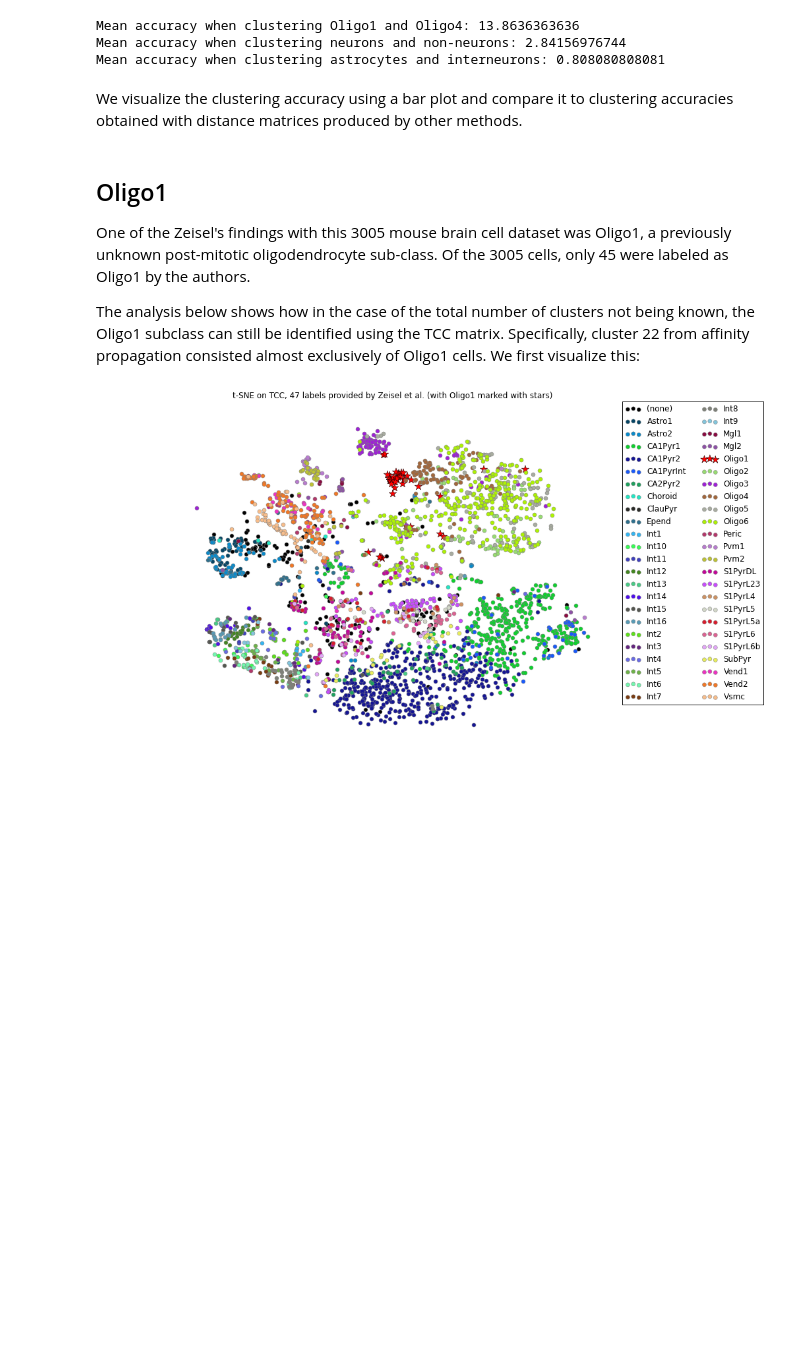
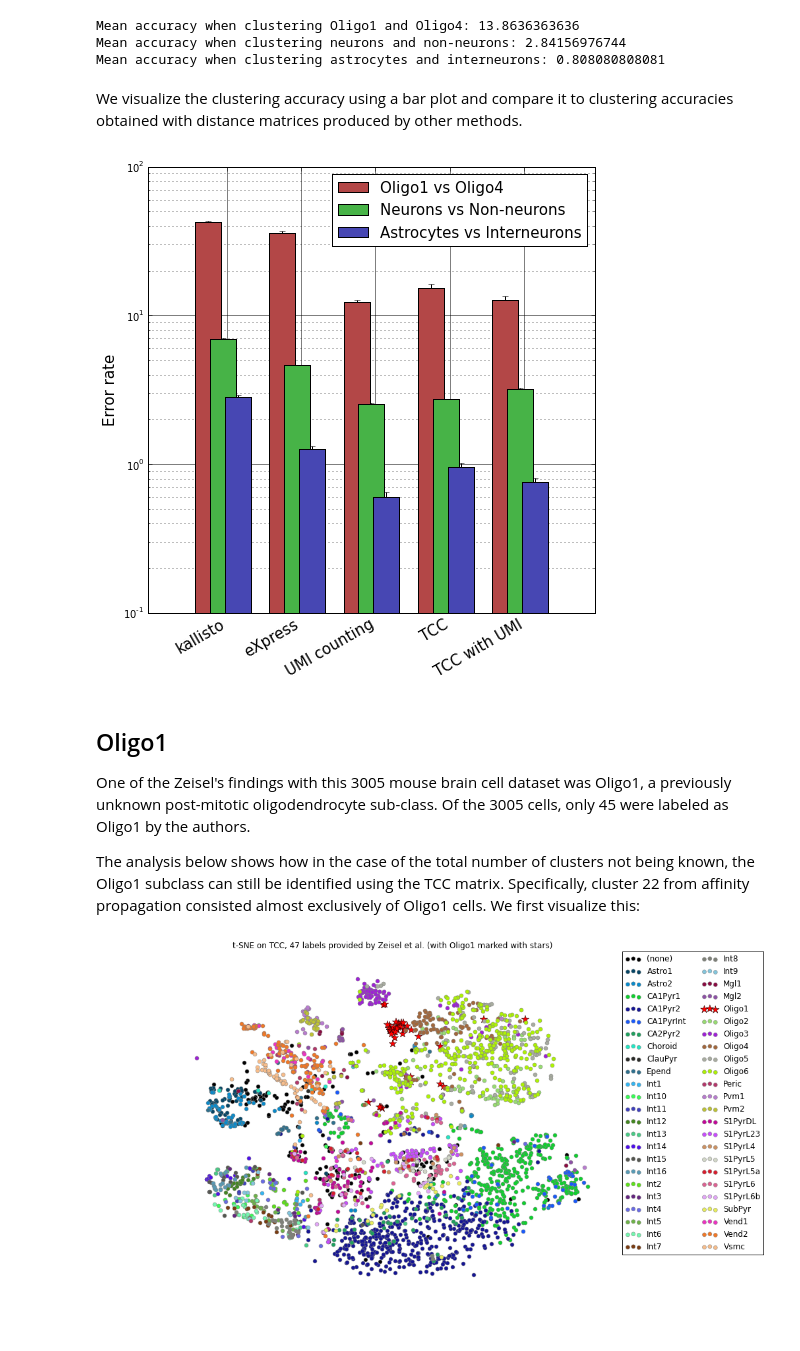
Before and after one commit to govinda-kamath/clustering_on_transcript_compatibility_counts, a Jupyter notebook: Zeisel_pipeline/Zeisel_Analysis.ipynb, the cells around one changed output. Drawn from its saved outputs; the diff is of its cells as text; code cells hidden in the pictures; blank space fills up the shorter version.

```diff
--- a/Zeisel_pipeline/Zeisel_Analysis.ipynb
+++ b/Zeisel_pipeline/Zeisel_Analysis.ipynb
@@ -246,44 +246,47 @@ TCCwithUMI_n_v_nn = run_mc_simulation([0,1],labels2,D_TCCwithUMI)
 TCCwithUMI_a_v_i = run_mc_simulation([6,0],labels9,D_TCCwithUMI)
 
 # Plotting everything
+import colorsys
 def bars_curves_set(curves_set,labels,method_names):
     new_curves_m,new_curves_sd = [],[]
-    methods = methods[inds_of_interest]
     for curves in curves_set:
         c_ms,c_sds = [],[]
         for i in curves:
             a = np.array(i)
             c_ms.append(np.mean(a))
             c_sds.append(np.std(a)/float(np.size(a)))
         c_ms = np.array(c_ms)
         c_sds = np.array(c_sds)
         new_curves_m.append(c_ms)
         new_curves_sd.append(c_sds)
     N_sets = len(new_curves_m)
     HSV_tuples = [(x*1.0/N_sets, 0.6, 0.7) for x in range(N_sets)]
     RGB_tuples = map(lambda x: colorsys.hsv_to_rgb(*x), HSV_tuples)
     N = len(c_ms)
     ind = np.arange(N)
     width = 0.35
     fig, ax = plt.subplots(figsize=(8,8))
     plt.grid(which='minor',zorder=0)
     plt.grid(which='major',linestyle='-',zorder=0)
     for i in range(N_sets):
-        rects = ax.bar(ind-0.2+i*0.2, new_curves_m[i], width, color=RGB_tuples[i],
-                       ecolor='k', yerr=new_curves_sd[i], align='center', label=labels[i],zorder=3)
+        rects = ax.bar(ind-0.2+i*0.2,new_curves_m[i],width,color=RGB_tuples[i],
+                    ecolor='k',yerr=new_curves_sd[i],align='center',label=labels[i],zorder=3)
     ax.set_ylabel('Error rate',size=15)
     xticks_pos = [0.65*patch.get_width() + patch.get_xy()[0] -0.2 for patch in rects]
-    plt.xticks(xticks_pos, methods, ha='right', rotation=30, size=15)
+    plt.xticks(xticks_pos, method_names, ha='right', rotation=30, size=15)
     plt.yticks(np.arange(0,1.1*max([max(i) for i in new_curves_m]),2))
+    ax.set_yscale('log')
     plt.legend(fontsize=15)
     plt.show()
 
 curve_set = [[kallisto_o1_v_o4,express_o1_v_o4,UMI_o1_v_o4,TCC_o1_v_o4,TCCwithUMI_o1_v_o4],
              [kallisto_n_v_nn, express_n_v_nn, UMI_n_v_nn, TCC_n_v_nn, TCCwithUMI_n_v_nn ],
              [kallisto_a_v_i,  express_a_v_i,  UMI_a_v_i,  TCC_a_v_i,  TCCwithUMI_a_v_i  ]]
-bar_curves_set(curve_set,
-            labels = ['Oligo1 vs Oligo4','Neurons vs Non-neurons','Astrocytes vs Interneurons']
+bars_curves_set(curve_set,
+            labels = ['Oligo1 vs Oligo4','Neurons vs Non-neurons','Astrocytes vs Interneurons'],
             method_names = np.array(['kallisto','eXpress','UMI counting','TCC','TCC with UMI']))
+# %% [output]
+[figure, added]
 # %% [markdown]
 ## Oligo1  <a id='section3'></a>
 
```
